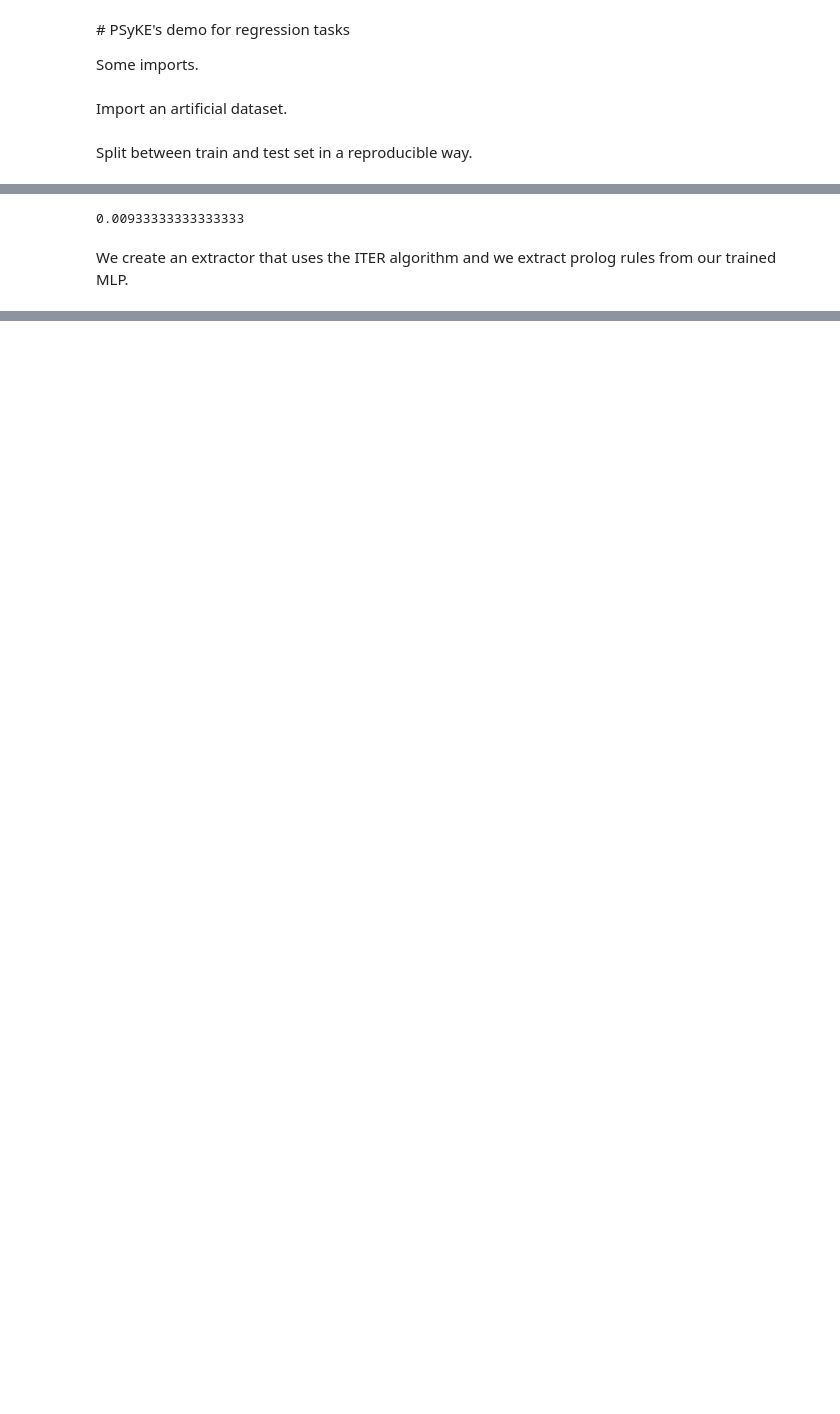
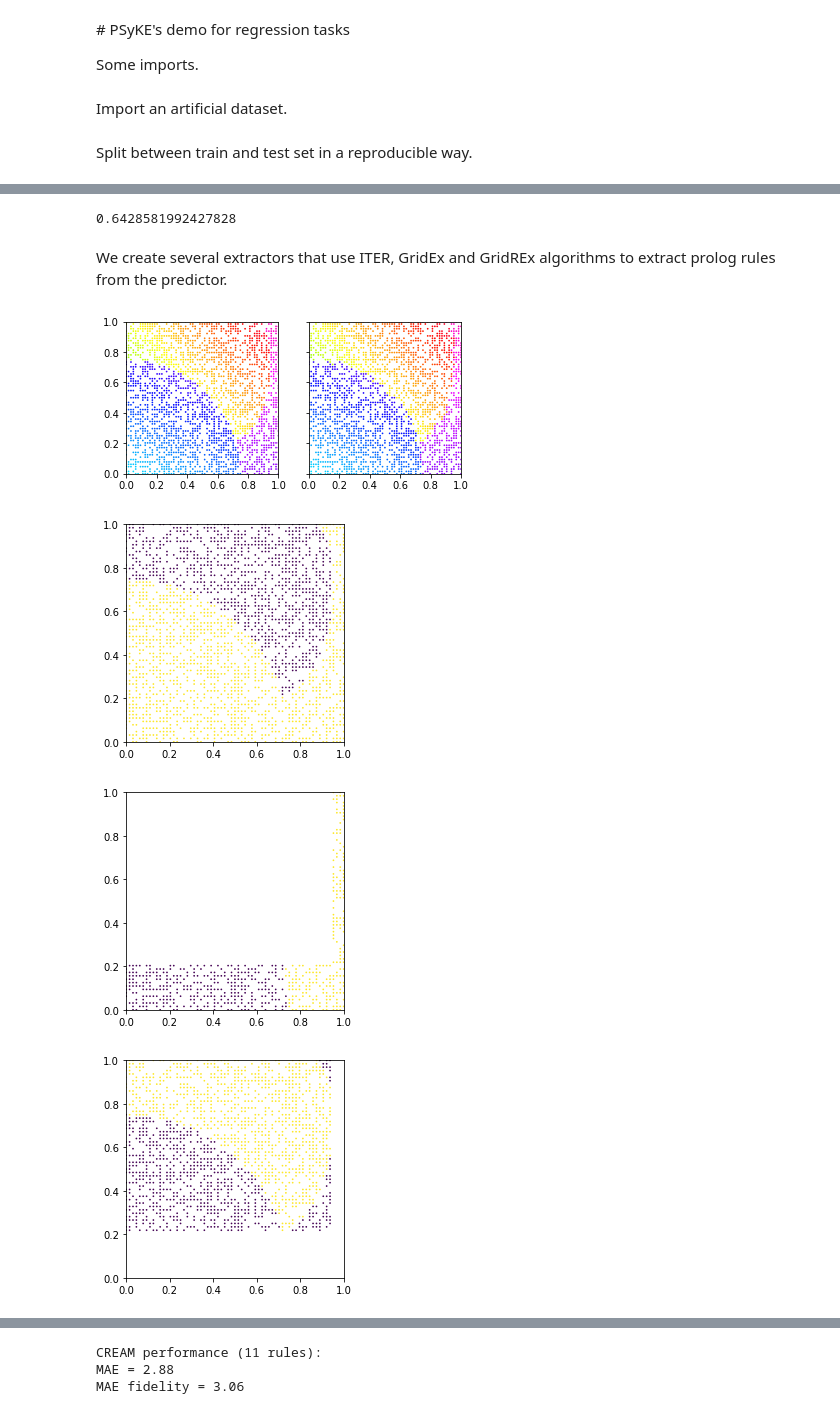
Before and after one commit to psykei/psyke-python, a Jupyter notebook: RegressionDemo.ipynb, the cells around one changed output, grey strips where cells are left out. Cells and saved outputs as stored; diff of their text form; code cells hidden in the pictures; blank space fills up the shorter version.

Commit message:
[wip] CREAM

```diff
--- a/RegressionDemo.ipynb
+++ b/RegressionDemo.ipynb
@@ -13,9 +15,10 @@ import pandas as pd
 # %% [markdown]
 Import an artificial dataset.
 # %%
-dataset = pd.read_csv("test/resources/datasets/arti.csv")
+dataset = pd.read_csv("test/resources/datasets/df.csv")
 # %% [markdown]
 Split between train and test set in a reproducible way.
 # %%
-train, test = train_test_split(dataset, test_size = 0.3, random_state = 10)
+dataset = dataset[["X", "Y", "Z6"]].dropna()
+train, test = train_test_split(dataset, test_size=0.5, random_state=10)
 # %% [markdown]
@@ -25,6 +28,33 @@ predictor = KNeighborsRegressor(n_neighbors=1).fit(train.iloc[:, :-1], train.ilo
 
 print((abs(predictor.predict(test.iloc[:, :-1]).flatten() - test.iloc[:, -1])).mean())
 # %% [output]
-0.00933333333333333
+0.6428581992427828
 # %% [markdown]
-We create an extractor that uses the ITER algorithm and we extract prolog rules from our trained MLP.
+We create several extractors that use ITER, GridEx and GridREx algorithms to extract prolog rules from the predictor.
+# %%
+f, (ax1, ax2) = plt.subplots(1, 2, sharey=True)
+plt.ylim((0, 1))
+ax1.scatter(test.X, test.Y, c=test.iloc[:, -1], s = 0.5, cmap=plt.cm.get_cmap('gist_rainbow'))
+ax1.set_xlim((0, 1))
+ax1.set_aspect("equal")
+ax2.scatter(test.X, test.Y, c=predictor.predict(test.iloc[:, :-1]), s = 0.5, cmap=plt.cm.get_cmap('gist_rainbow'))
+ax2.set_xlim((0, 1))
+ax2.set_aspect("equal")
+plt.show()
+
+cream = Extractor.cream(predictor, depth=6, dbscan_threshold=0.3, error_threshold=0.8, constant=False)
+theory_from_cream = cream.extract(train)
+print('CREAM performance ({} rules):\nMAE = {:.2f}\nMAE fidelity = {:.2f}\n'
+      .format(cream.n_rules, cream.mae(test), cream.mae(test, predictor)))
+#print('ITER extracted rules:\n\n' + pretty_theory(theory_from_cream))
+
+plt.scatter(test.X, test.Y, c = cream.predict(test.iloc[:, :-1]), s = 0.5, cmap=plt.cm.get_cmap('gist_rainbow'))
+plt.xlim((0, 1))
+plt.ylim((0, 1))
+plt.gca().set_aspect("equal")
+plt.show()
+# %% [output]
+[figure, added]
+[figure, added]
+[figure, added]
+[figure, added]
@@ -30,0 +68,3 @@ We create an extractor that uses the ITER algorithm and we extract prolog rules
+CREAM performance (11 rules):
+MAE = 2.88
+MAE fidelity = 3.06
```
Also changed, not shown: parts of 11 cells of this notebook, 7 other files.
